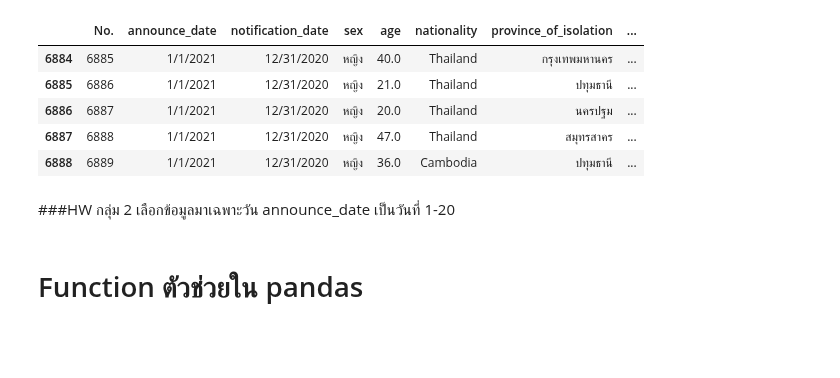
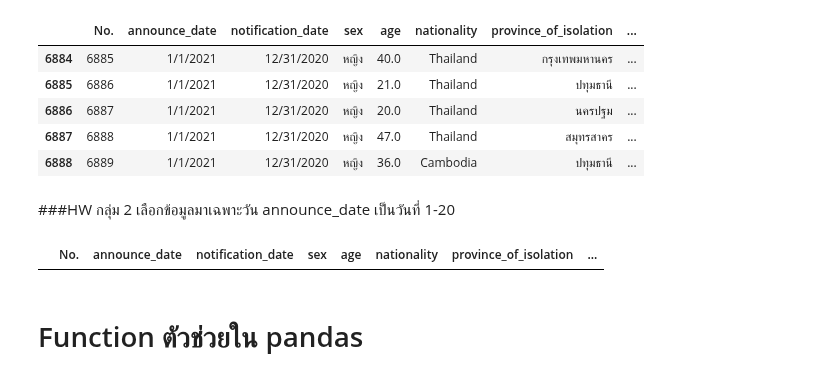
Before and after one commit to sskboonmee/data_viz_2022, a Jupyter notebook: Pandas101.ipynb, the cells around one changed output. Cells and saved outputs as stored; diff of their text form; code cells hidden in the pictures; blank space fills up the shorter version.

````diff
--- a/Pandas101.ipynb
+++ b/Pandas101.ipynb
@@ -817,10 +817,3 @@ province_of_onset    ขอนแก่น
 Name: 11697, dtype: object)
 # %% [markdown]
 ### การวนลูป แบบมองตารางแพนด้าส์(pandas dataframe) เป็น numpy array  (```.iloc```)
-# %%
-for each_row in this_data.iterrows():
-    # print(each_row)
-    # print(each_row[1])
-    # print(each_row[1]['sex'])
-    if (each_row[1]['age'] <= 20) and (each_row[1]['province_of_onset'] == 'ขอนแก่น'):
-        print(each_row)
@@ -844,0 +820,5 @@ Name: 11697, dtype: object)
+# %%
+for each_row in range(this_data.shape[0]):
+    if (this_data.iloc[each_row,1] <= 20) and (this_data.iloc[each_row,2] == 'ขอนแก่น'):  #each_row คือ ตัวเลข
+        print(each_row)
+        print(this_data.iloc[each_row,:])
@@ -866,6 +864,17 @@ data_covid[TF].head()
 | 6888 | 6889 | 1/1/2021 | 12/31/2020 | หญิง | 36.0 | Cambodia | ปทุมธานี | ... |
 # %% [markdown]
 ###HW กลุ่ม 2  เลือกข้อมูลมาเฉพาะวัน announce_date เป็นวันที่ 1-20
+# %%
+AN =list()
+for each_row in data_covid.iterrows():
+    if each_row[1]['announce_date'].split('/')[0] == 20:
+        AN.append(True)
+    else:
+        AN.append(False)
+
+data_covid[AN].head()
+# %% [output]
+|  | No. | announce_date | notification_date | sex | age | nationality | province_of_isolation | ... |
 # %% [markdown]
 # Function ตัวช่วยใน pandas
 # %% [markdown]
````
Also changed, not shown: parts of 2 cells of this notebook.
